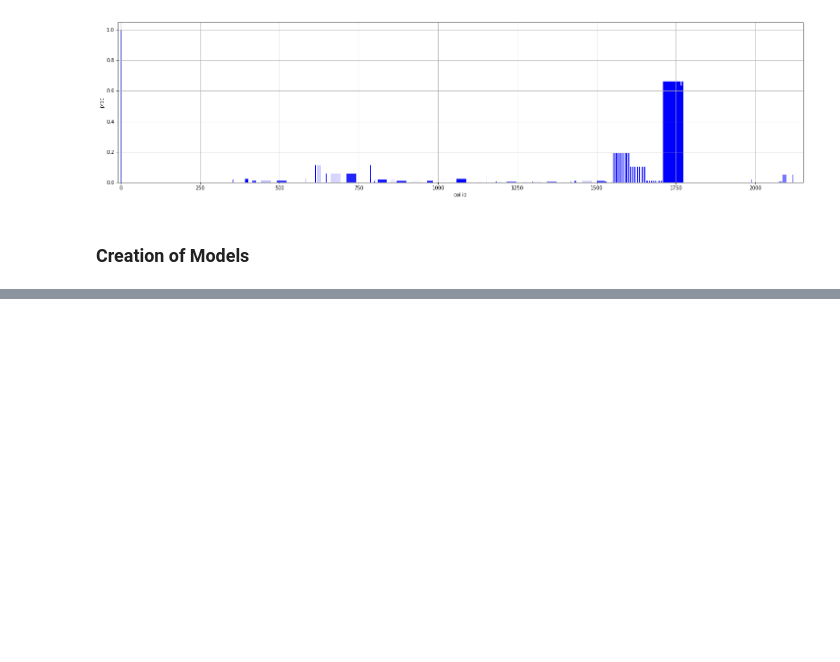
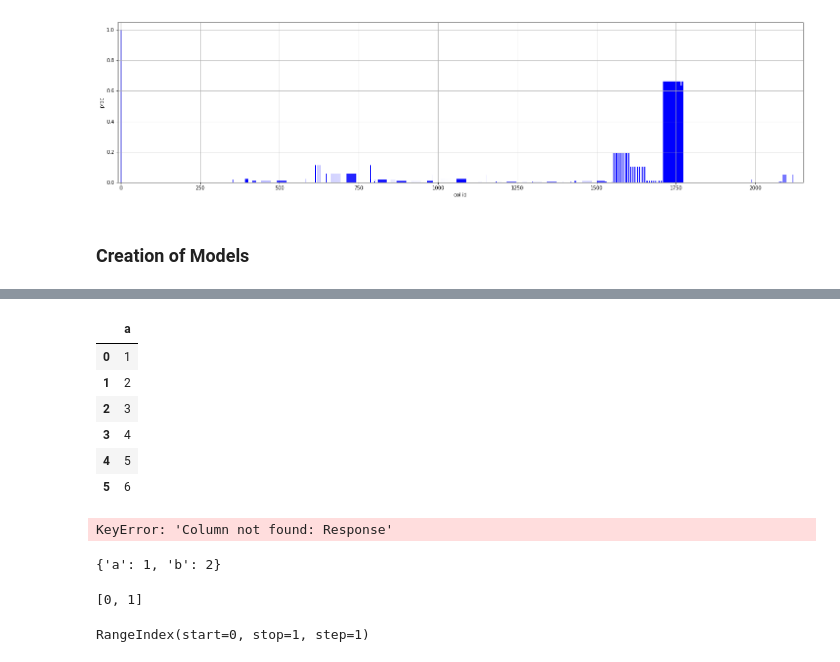
Before and after one commit to EvgeniyPrudnikov/Magistracy, a Jupyter notebook: Diploma/python/main.ipynb, the cells around one changed output, grey strips where cells are left out. Drawn from its saved outputs; the diff is of its cells as text; code cells hidden in the pictures; blank space fills up the shorter version.

```diff
--- a/Diploma/python/main.ipynb
+++ b/Diploma/python/main.ipynb
@@ -480,0 +891,24 @@ def eval_mcc(y_true, y_prob, show=False):
+# %%
+l = [1,2,3,4,5,6]
+df = pd.DataFrame(l,columns=['a'])
+df
+
+lol = df.groupby('a')['Response'].mean().reset_index()
+lol
+lol2 = df.groupby('a')['Response'].count().reset_index()
+lol2
+
+lol['cnt'] = lol2.Response
+
+lol
+lol.drop('cnt', inplace=True, axis=1)
+lol
+# %% [output]
+|  | a |
+| 0 | 1 |
+| 1 | 2 |
+| 2 | 3 |
+| 3 | 4 |
+| 4 | 5 |
+| 5 | 6 |
+KeyError: 'Column not found: Response'
@@ -480,0 +917,8 @@ def eval_mcc(y_true, y_prob, show=False):
+# %%
+a
+# %% [output]
+{'a': 1, 'b': 2}
+# %%
+print [i for i in range(2)]
+# %% [output]
+[0, 1]
@@ -480,0 +928,4 @@ def eval_mcc(y_true, y_prob, show=False):
+# %%
+df.columns
+# %% [output]
+RangeIndex(start=0, stop=1, step=1)
```
Also changed, not shown: parts of 12 cells of this notebook, 7 other files.
